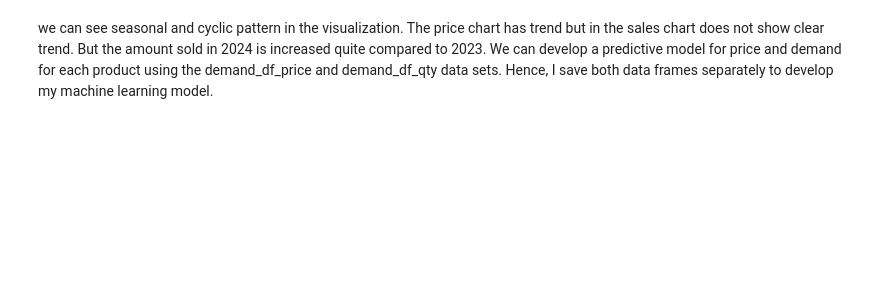
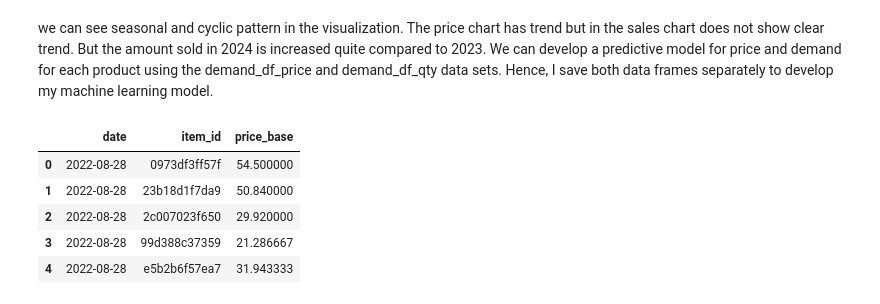
Before and after one commit to Nipuna-Tennakoon/sales-data-analysis, a Jupyter notebook: eda-visualization.ipynb, the cells around one changed output. Cells and saved outputs as stored; diff of their text form; code cells hidden in the pictures; blank space fills up the shorter version.

```diff
--- a/eda-visualization.ipynb
+++ b/eda-visualization.ipynb
@@ -379,3 +379,12 @@ we can see seasonal and cyclic pattern in the visualization. The price chart has
 #save data frames
 demand_df_price.to_csv('cleaned_price_pred.csv',index=False)
 demand_df_qty.to_csv('cleaned_qty_pred.csv',index=False)
+# %%
+demand_df_price.head()
+# %% [output]
+|  | date | item_id | price_base |
+| 0 | 2022-08-28 | 0973df3ff57f | 54.500000 |
+| 1 | 2022-08-28 | 23b18d1f7da9 | 50.840000 |
+| 2 | 2022-08-28 | 2c007023f650 | 29.920000 |
+| 3 | 2022-08-28 | 99d388c37359 | 21.286667 |
+| 4 | 2022-08-28 | e5b2b6f57ea7 | 31.943333 |
```
Also changed, not shown: parts of 2 cells of this notebook, 2 other files.
